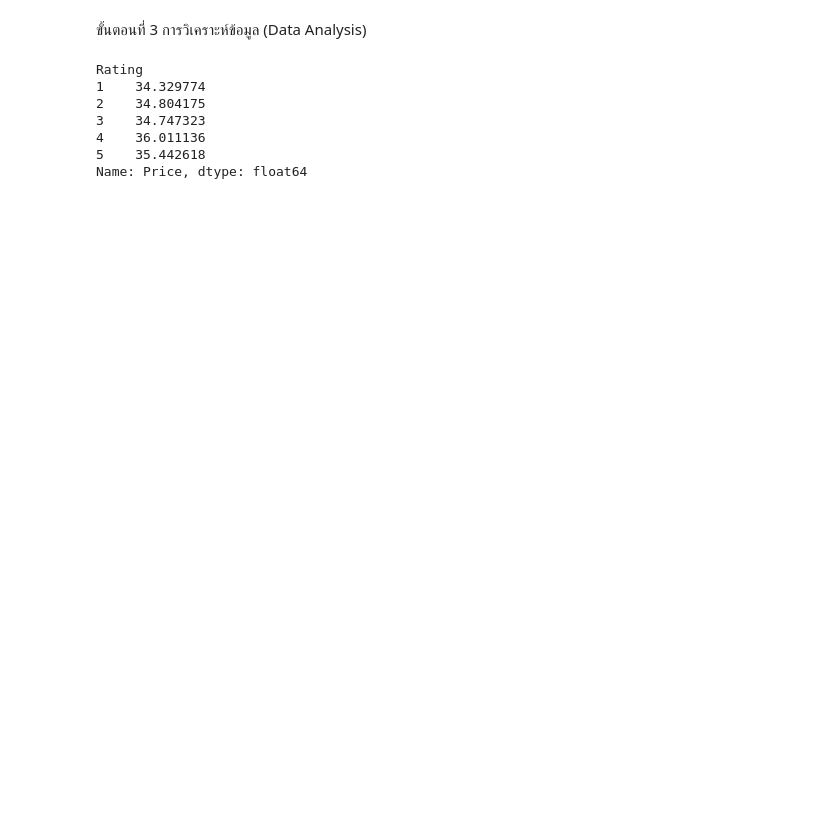
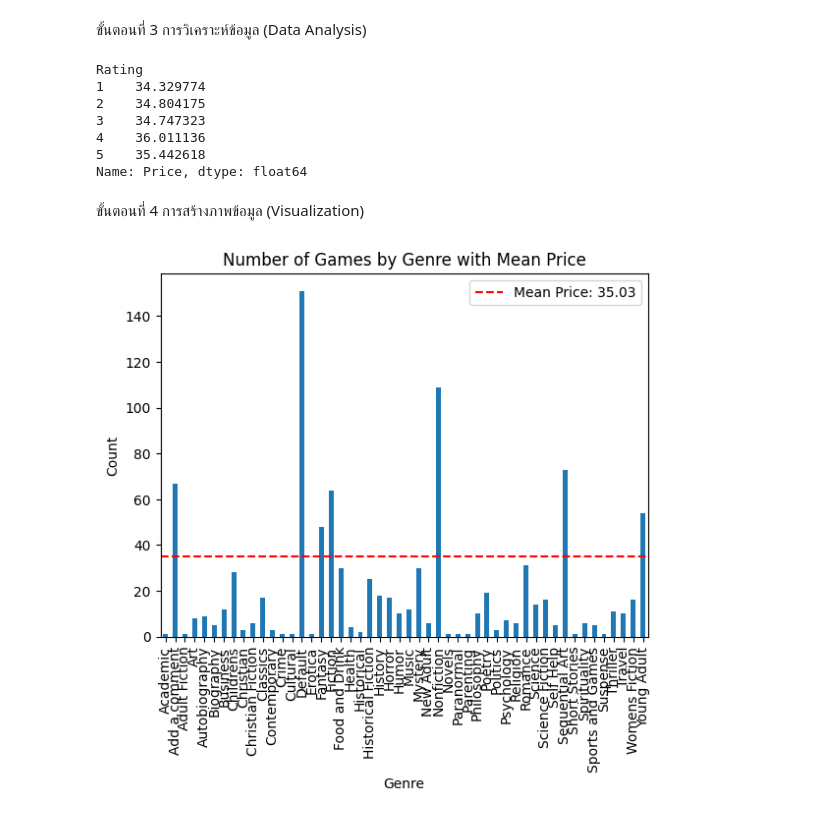
Before and after one commit to Pimmmvxg/CPE312-DataScience, a Jupyter notebook: AssignmentClass/assignment4/Web_Scraping_Project.ipynb, the cells around one changed output. Saved outputs shown, nothing was run; the diff lists cells and outputs as text; code cells hidden in the pictures; blank space fills up the shorter version.

```diff
--- a/AssignmentClass/assignment4/Web_Scraping_Project.ipynb
+++ b/AssignmentClass/assignment4/Web_Scraping_Project.ipynb
@@ -6,0 +166,26 @@
+# %%
+from urllib.request import urlopen as uReq
+from bs4 import BeautifulSoup as soup
+from urllib.parse import urljoin  # Import the urljoin function
+
+Extracted_links = []
+
+for i in range(49):
+    # Correct the base URL to the root of the book listings
+    base_url = f'https://books.toscrape.com/catalogue/category/books_1/page-{i + 1}.html'
+
+    # Open connection and grab the main page
+    uClient = uReq(base_url)
+    page_html = uClient.read()
+    uClient.close()
+
+    # HTML parsing
+    page_soup = soup(page_html, "html.parser")
+
+    # Find the correct link by inspecting where the relative links start
+    for bookLink in page_soup.findAll("h3"):
+       Extracted_links.append(urljoin(base_url, bookLink.find('a')['href']))
+
+# Print the correctly formed URLs
+for link in Extracted_links:
+    print(link)
@@ -43,3 +359,25 @@ Rating
 4    36.011136
 5    35.442618
 Name: Price, dtype: float64
+# %% [markdown]
+ขั้นตอนที่ 4 การสร้างภาพข้อมูล (Visualization)
+# %%
+# สร้างกราฟ
+fig, ax = plt.subplots()
+grouped_genre.plot(kind='bar', ax=ax)
+
+# วาดเส้นแนวขวางที่ mean_price
+ax.axhline(mean_price, color='r', linestyle='--', label=f'Mean Price: {mean_price:.2f}')
+
+# เพิ่มชื่อให้กับแกนและกราฟ
+ax.set_xlabel('Genre')
+ax.set_ylabel('Count')
+ax.set_title('Number of Games by Genre with Mean Price')
+
+# แสดง legend
+ax.legend()
+
+# แสดงผลกราฟ
+plt.show()
+# %% [output]
+[figure, added]
```
Also changed, not shown: parts of 11 cells of this notebook, 5 other files.
